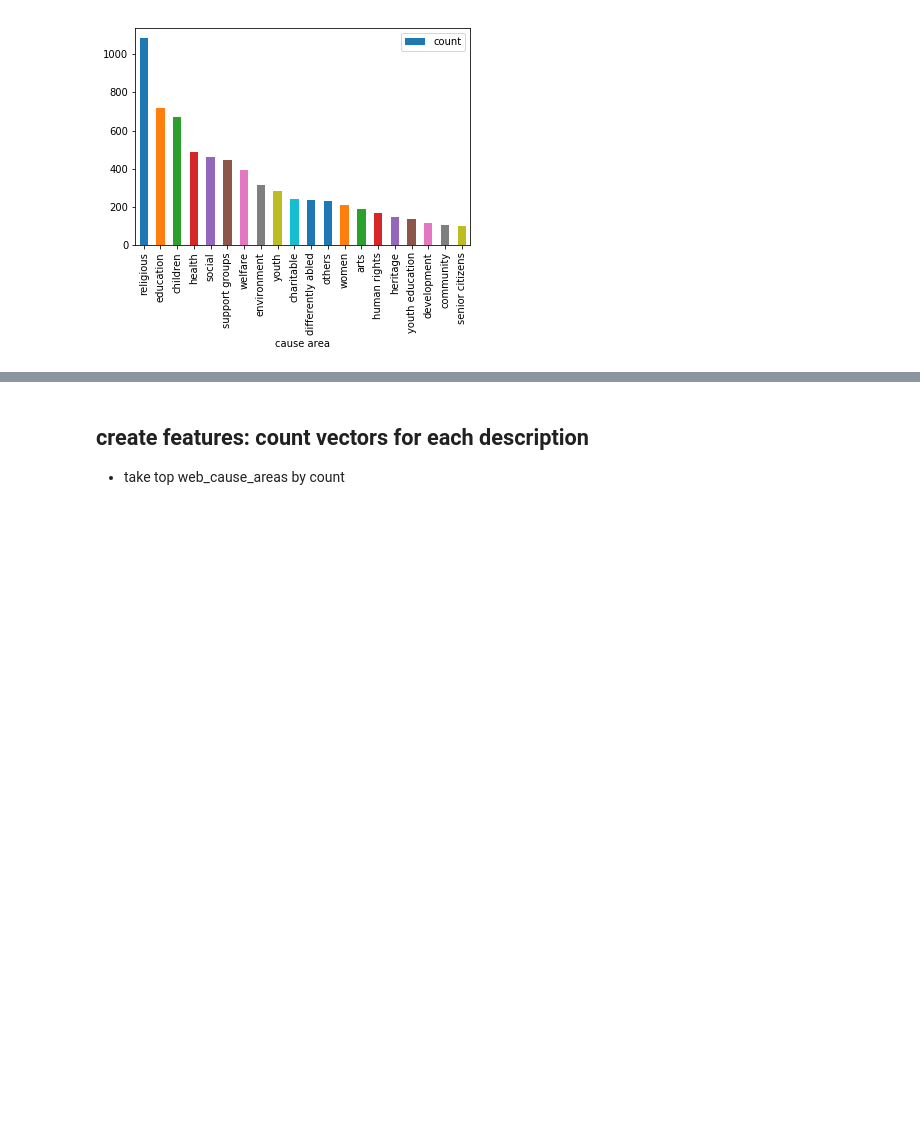
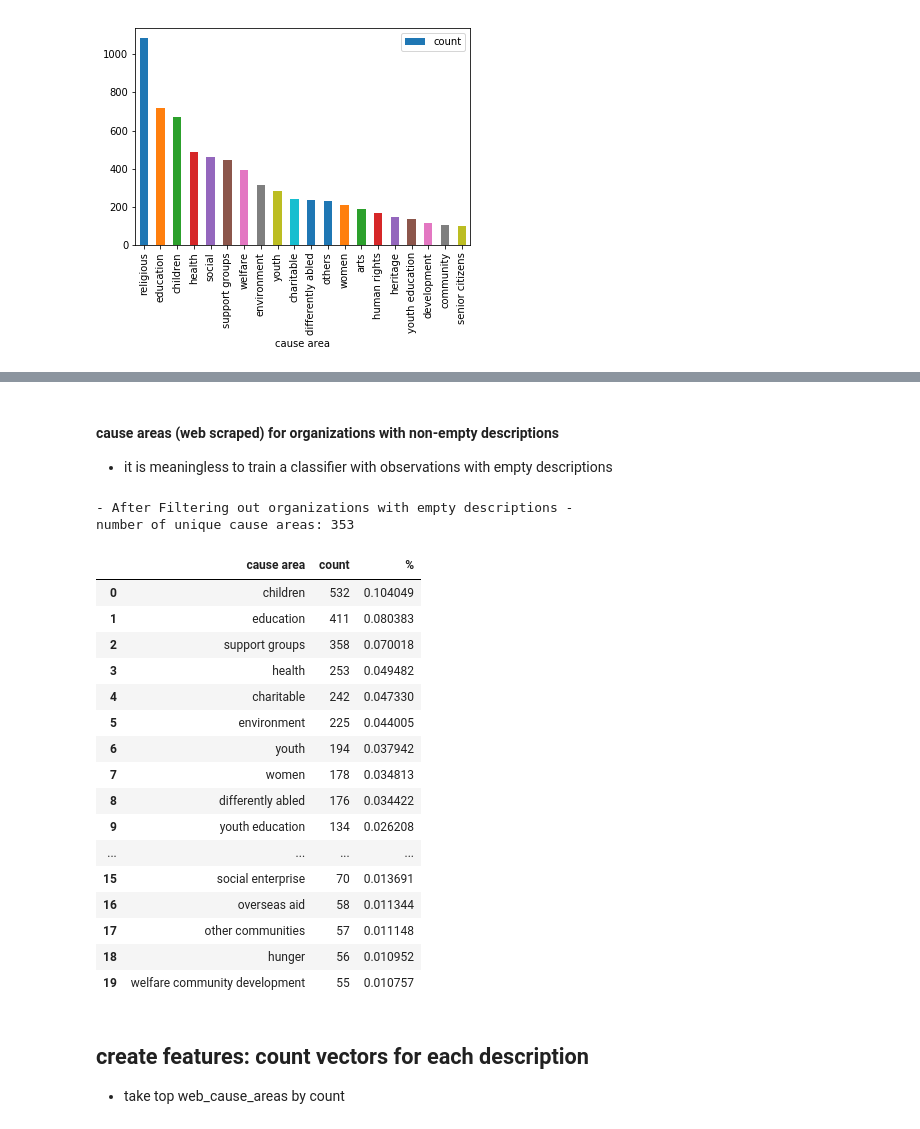
Before and after one commit to DataKind-SG/effective_altruism, a Jupyter notebook: eda/classify_cause_area/classification_webscrape.ipynb, the cells around one changed output, grey strips where cells are left out. Cells and saved outputs as stored; diff of their text form; code cells hidden in the pictures; blank space fills up the shorter version.

```diff
--- a/eda/classify_cause_area/classification_webscrape.ipynb
+++ b/eda/classify_cause_area/classification_webscrape.ipynb
@@ -188,5 +189,34 @@ cause_area_count_distribution['number of organizations'].plot.bar()
 <matplotlib.axes._subplots.AxesSubplot at 0x...>
 [figure]
+# %% [markdown]
+#### cause areas (web scraped) for organizations with non-empty descriptions
+- it is meaningless to train a classifier with observations with empty descriptions
+# %%
+web_cause_area_nonempty_df = get_web_cause_area_summary(web_df[web_df['desc_clean'] != ''])
+
+print("- After Filtering out organizations with empty descriptions -")
+print("number of unique cause areas: %d" % len(web_cause_area_nonempty_df))
+web_cause_area_nonempty_df[:20]
+# %% [output]
+- After Filtering out organizations with empty descriptions -
+number of unique cause areas: 353
+|  | cause area | count | % |
+| 0 | children | 532 | 0.104049 |
+| 1 | education | 411 | 0.080383 |
+| 2 | support groups | 358 | 0.070018 |
+| 3 | health | 253 | 0.049482 |
+| 4 | charitable | 242 | 0.047330 |
+| 5 | environment | 225 | 0.044005 |
+| 6 | youth | 194 | 0.037942 |
+| 7 | women | 178 | 0.034813 |
+| 8 | differently abled | 176 | 0.034422 |
+| 9 | youth education | 134 | 0.026208 |
+| ... | ... | ... | ... |
+| 15 | social enterprise | 70 | 0.013691 |
+| 16 | overseas aid | 58 | 0.011344 |
+| 17 | other communities | 57 | 0.011148 |
+| 18 | hunger | 56 | 0.010952 |
+| 19 | welfare community development | 55 | 0.010757 |
 # %% [markdown]
 ## create features: count vectors for each description
 - take top web_cause_areas by count
```
Also changed, not shown: parts of 41 cells of this notebook.
